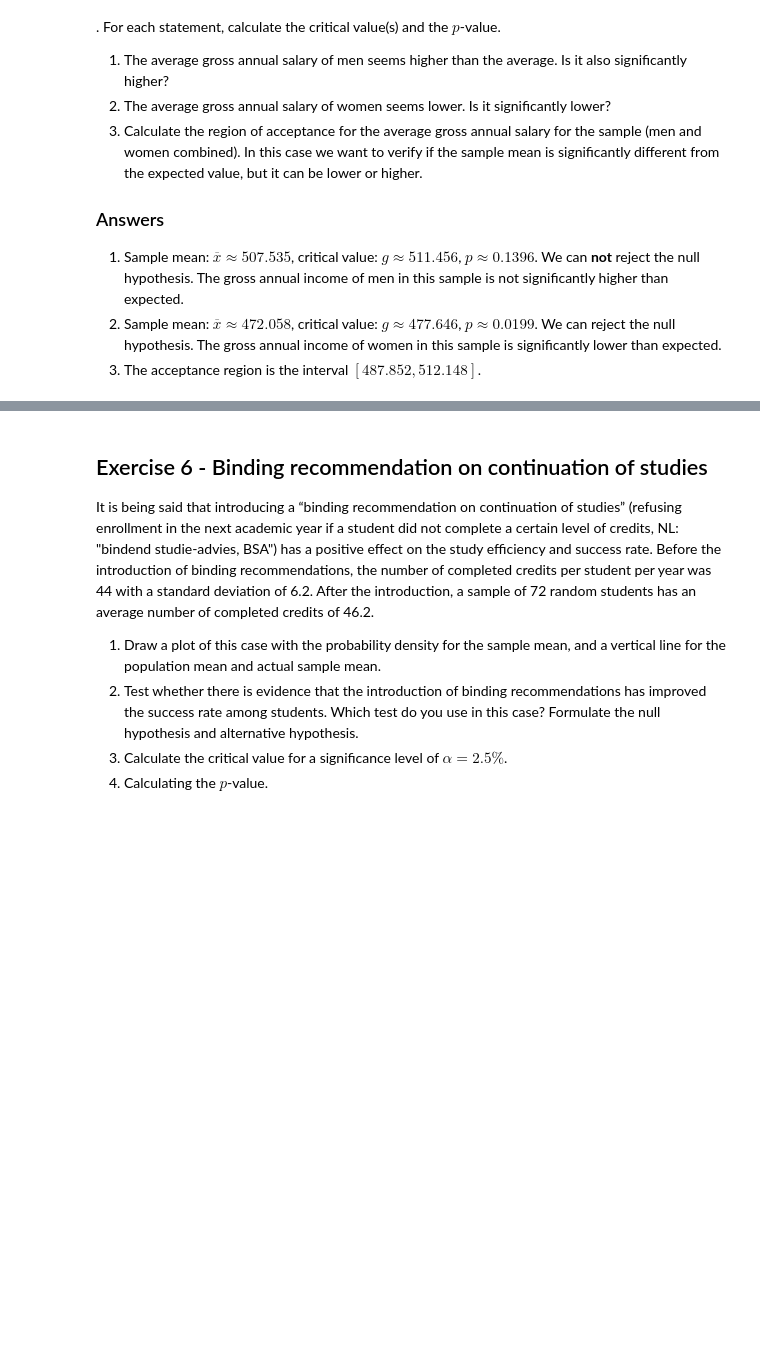
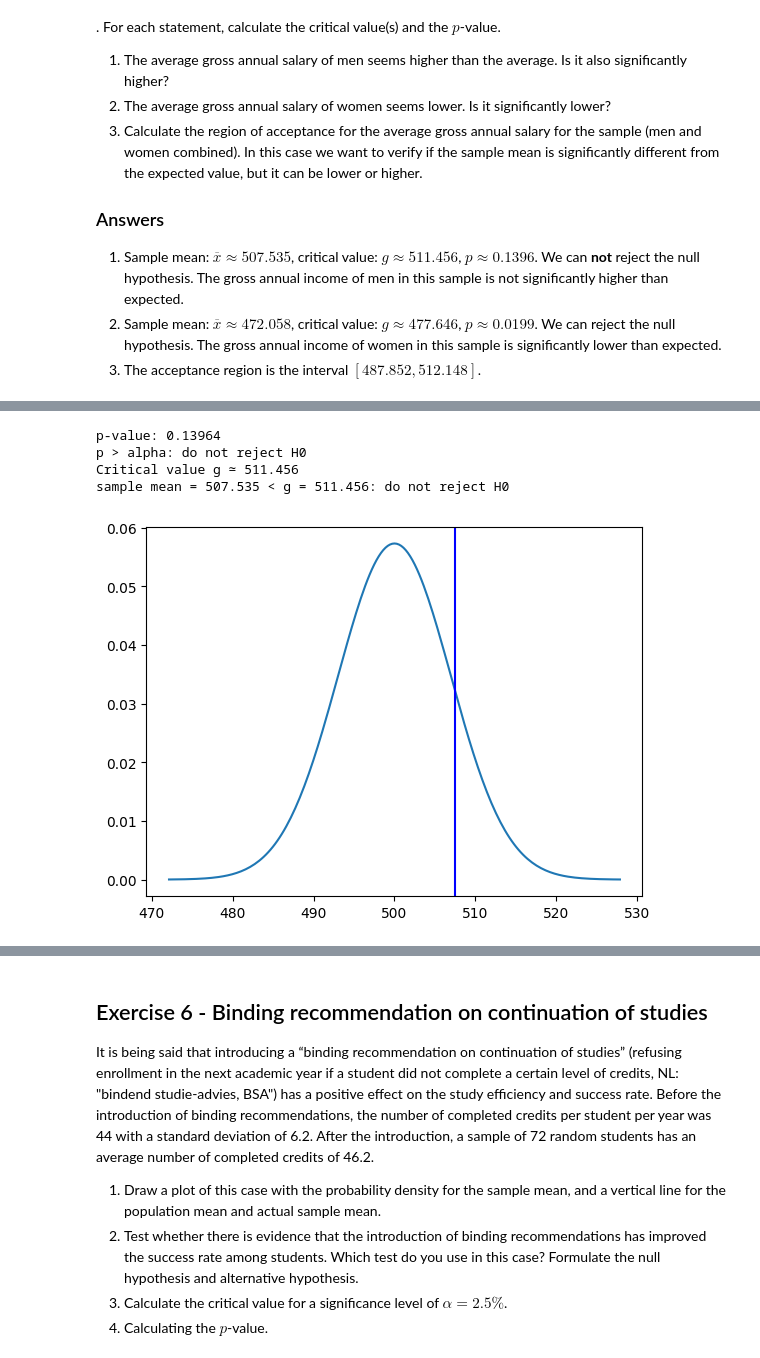
Before and after one commit to Kobe-Sapijn/dsai-labs, a Jupyter notebook: 3-central-limit-testing/lab-3.04-hypothesis-testing.ipynb, the cells around one changed output, grey strips where cells are left out. Drawn from its saved outputs; the diff is of its cells as text; code cells hidden in the pictures; blank space fills up the shorter version.

```diff
--- a/3-central-limit-testing/lab-3.04-hypothesis-testing.ipynb
+++ b/3-central-limit-testing/lab-3.04-hypothesis-testing.ipynb
@@ -172,0 +221,32 @@ Use an appropriate statistical test to verify the statements below, usinge a sig
+# %%
+men = dataf.query("(Gender == 'Male')")['Money']
+mu_men = men.mean()
+n = men.size
+sigma_men = sigma / math.sqrt(n)
+
+dist_x = np.linspace(mu - 4 * sigma_men, mu + 4 * sigma_men, num=201)
+dist_y = stats.norm.pdf(dist_x, mu, sigma_men)
+plt.plot(dist_x, dist_y)
+plt.axvline(mu_men, color="blue");
+
+alpha = 0.05
+p = stats.norm.sf(mu_men, loc=mu, scale=sigma/np.sqrt(n))
+
+print("p-value: %.5f" % p)
+if(p < alpha):
+    print("p < alpha: reject H0")
+else:
+    print("p > alpha: do not reject H0")
+
+g = stats.norm.isf(alpha, loc=mu, scale=sigma / np.sqrt(n))
+print("Critical value g ≃ %.3f" % g)
+if (mu_men < g):
+    print("sample mean = %.3f < g = %.3f: do not reject H0" % (mu_men, g))
+else:
+    print("sample mean = %.3f > g = %.3f: reject H0" % (mu_men, g))
+# %% [output]
+p-value: 0.13964
+p > alpha: do not reject H0
+Critical value g ≃ 511.456
+sample mean = 507.535 < g = 511.456: do not reject H0
+[figure, added]
```
Also changed, not shown: parts of 15 cells of this notebook.
